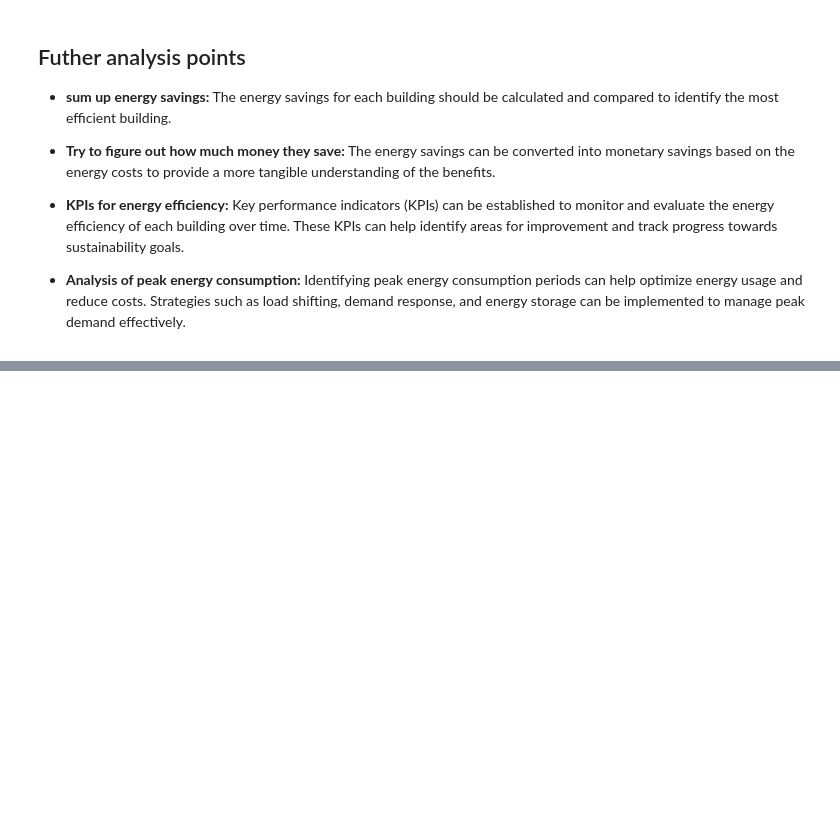
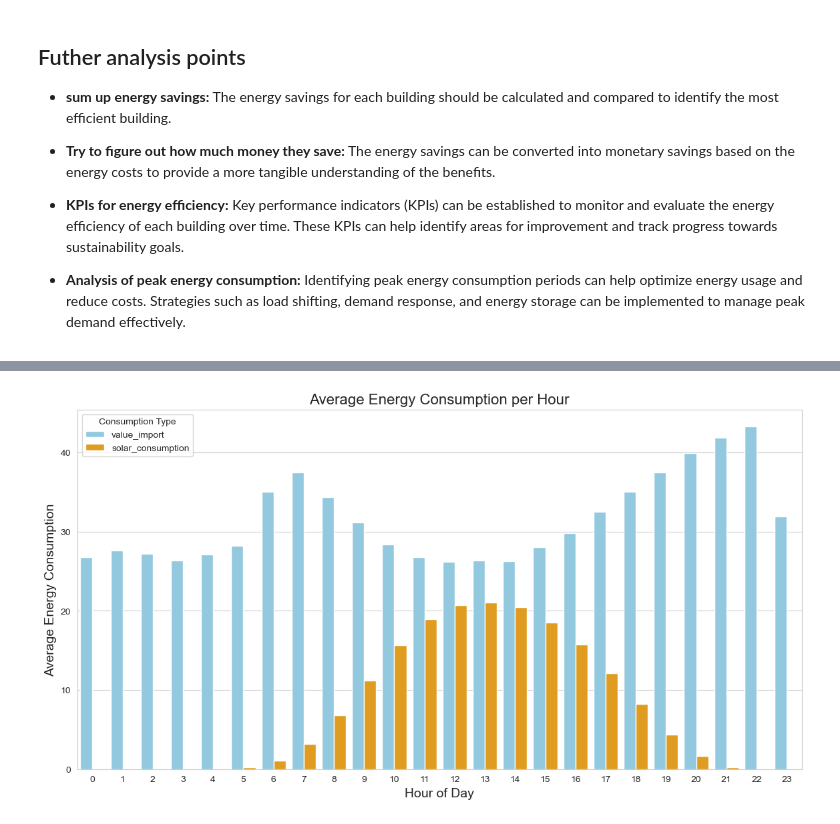
Before and after one commit to MatsNissen-Lie/SolarEnergyImpact, a Jupyter notebook: src/analysis.ipynb, the cells around one changed output, grey strips where cells are left out. Saved outputs shown, nothing was run; the diff lists cells and outputs as text; code cells hidden in the pictures; blank space fills up the shorter version.

```diff
--- a/src/analysis.ipynb
+++ b/src/analysis.ipynb
@@ -348,0 +466,32 @@ Number of anomalies detected by Z-Score: 0
+# %%
+main_hourly = pipe.get_data(BuilingIdsEnum.MAIN)
+# jeg vil se på energiforbruekt fordelt på time. Kan jeg ha en søyle for for hver kolonner per time?
+main_hourly = main_hourly[["timestamp","value_import", "solar_consumption"]]
+main_hourly.set_index('timestamp', inplace=True)
+# jeg ønsker å grupere på time i døgnet og avg for value_import og solar_consumption
+main_hourly = main_hourly.groupby(main_hourly.index.hour).mean()
+main_hourly.reset_index(inplace=True)
+# main_hourly
+
+# Melt the DataFrame to long format for seaborn
+main_hourly_melted = main_hourly.melt(id_vars='timestamp',
+                                     value_vars=['value_import', 'solar_consumption'],
+                                     var_name='Consumption Type',
+                                     value_name='Energy')
+
+# Set the aesthetic style of the plots
+sns.set_style("whitegrid")
+
+# Create the bar plot
+plt.figure(figsize=(14, 7))
+sns.barplot(x='timestamp', y='Energy', hue='Consumption Type', data=main_hourly_melted, palette=['skyblue', 'orange'])
+
+# Add labels and title
+plt.xlabel('Hour of Day', fontsize=14)
+plt.ylabel('Average Energy Consumption', fontsize=14)
+plt.title('Average Energy Consumption per Hour', fontsize=16)
+plt.legend(title='Consumption Type')
+
+plt.show()
+# %% [output]
+[figure, added]
```
Also changed, not shown: parts of 17 cells of this notebook, 12 other files.
